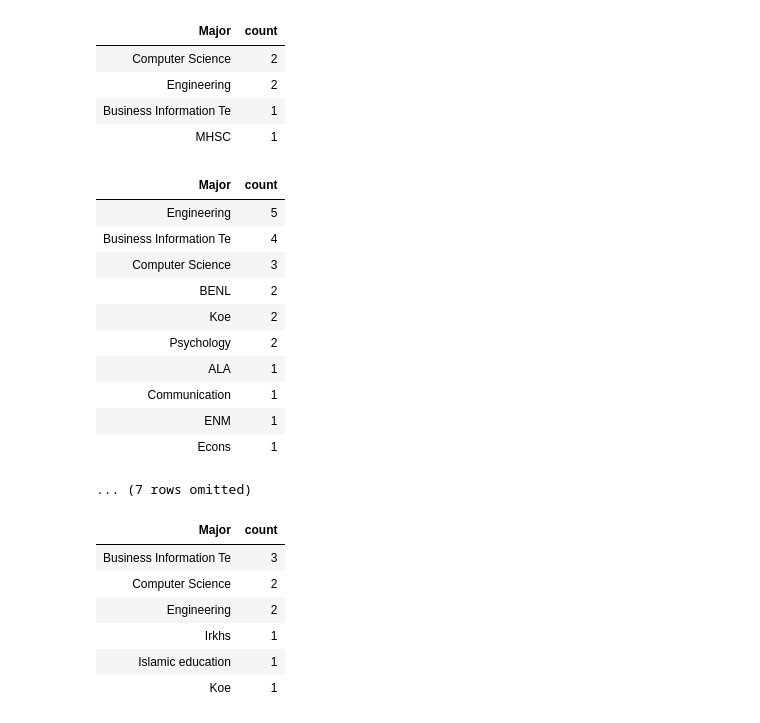
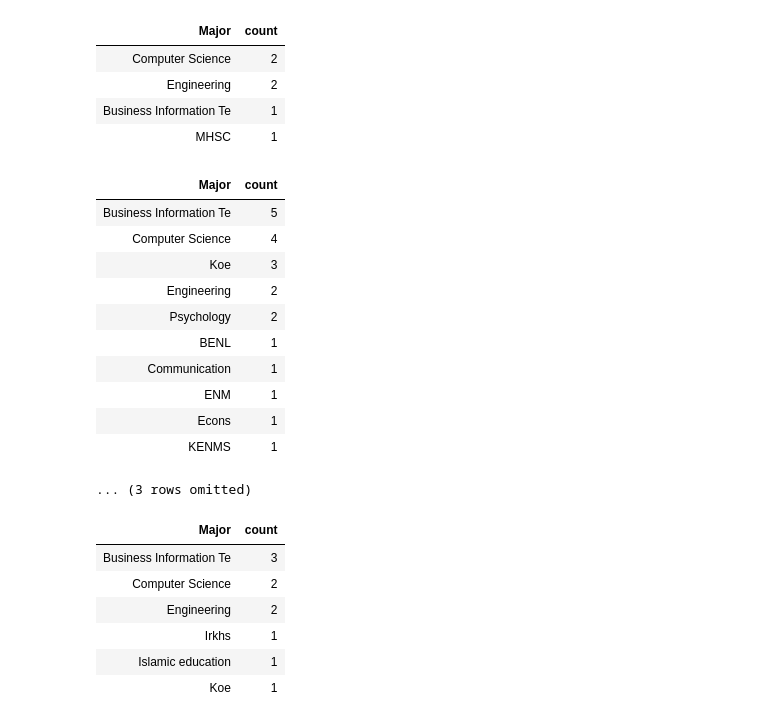
Before and after one commit to daveyloder/Temple-Code, a Jupyter notebook: SCTC 1013/Group Project/StudentHealth.ipynb, the cells around one changed output. Drawn from its saved outputs; the diff is of its cells as text; code cells hidden in the pictures.

```diff
--- a/SCTC 1013/Group Project/StudentHealth.ipynb
+++ b/SCTC 1013/Group Project/StudentHealth.ipynb
@@ -225,20 +220,20 @@ male_students_with_depression.group("Major").sort("count", descending=True)
 | Business Information Te | 1 |
 | MHSC | 1 |
 # %%
-female_students_with_depression.group("Major").sort("count", descending=True)
+female_students_with_anxiety.group("Major").sort("count", descending=True)
 # %% [output]
 | Major | count |
-| Engineering | 5 |
-| Business Information Te | 4 |
-| Computer Science | 3 |
-| BENL | 2 |
-| Koe | 2 |
+| Business Information Te | 5 |
+| Computer Science | 4 |
+| Koe | 3 |
+| Engineering | 2 |
 | Psychology | 2 |
-| ALA | 1 |
+| BENL | 1 |
 | Communication | 1 |
 | ENM | 1 |
 | Econs | 1 |
+| KENMS | 1 |
-... (7 rows omitted)
+... (3 rows omitted)
 # %%
 male_students_with_anxiety.group("Major").sort("count", descending=True)
 # %% [output]
```
Also changed, not shown: parts of 25 cells of this notebook.
